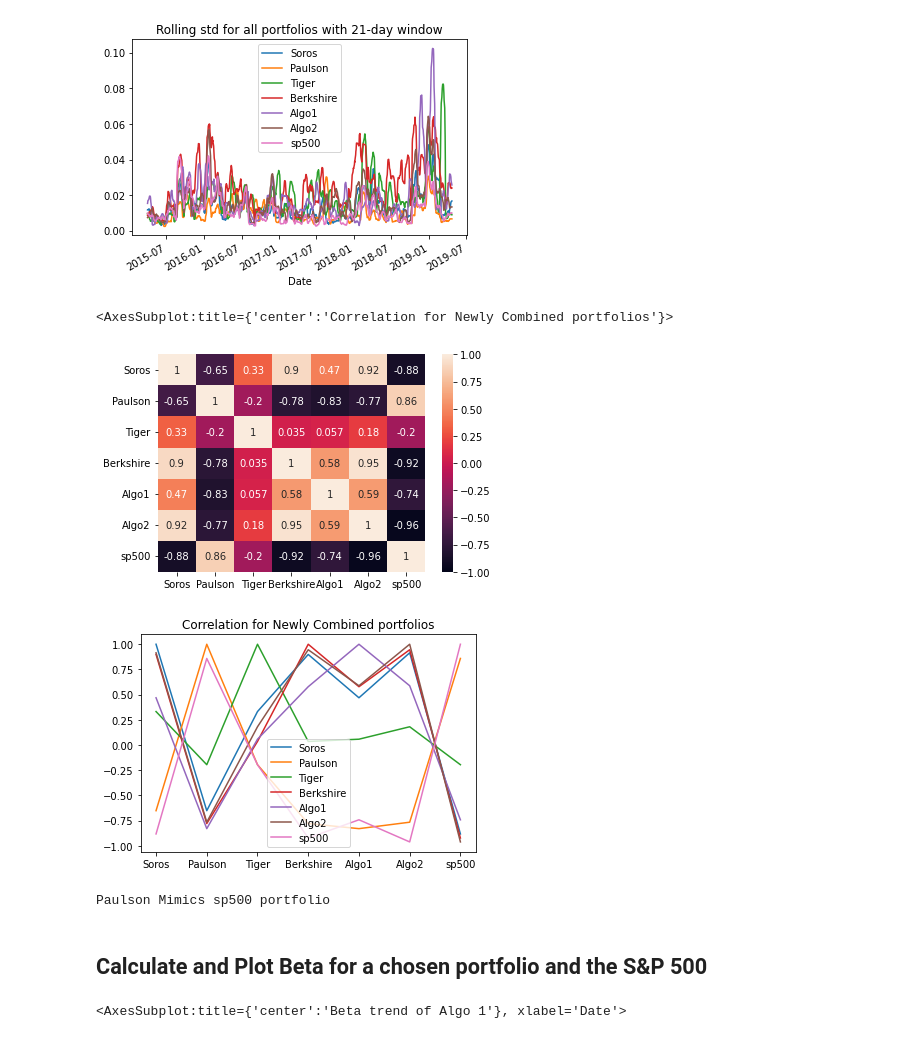
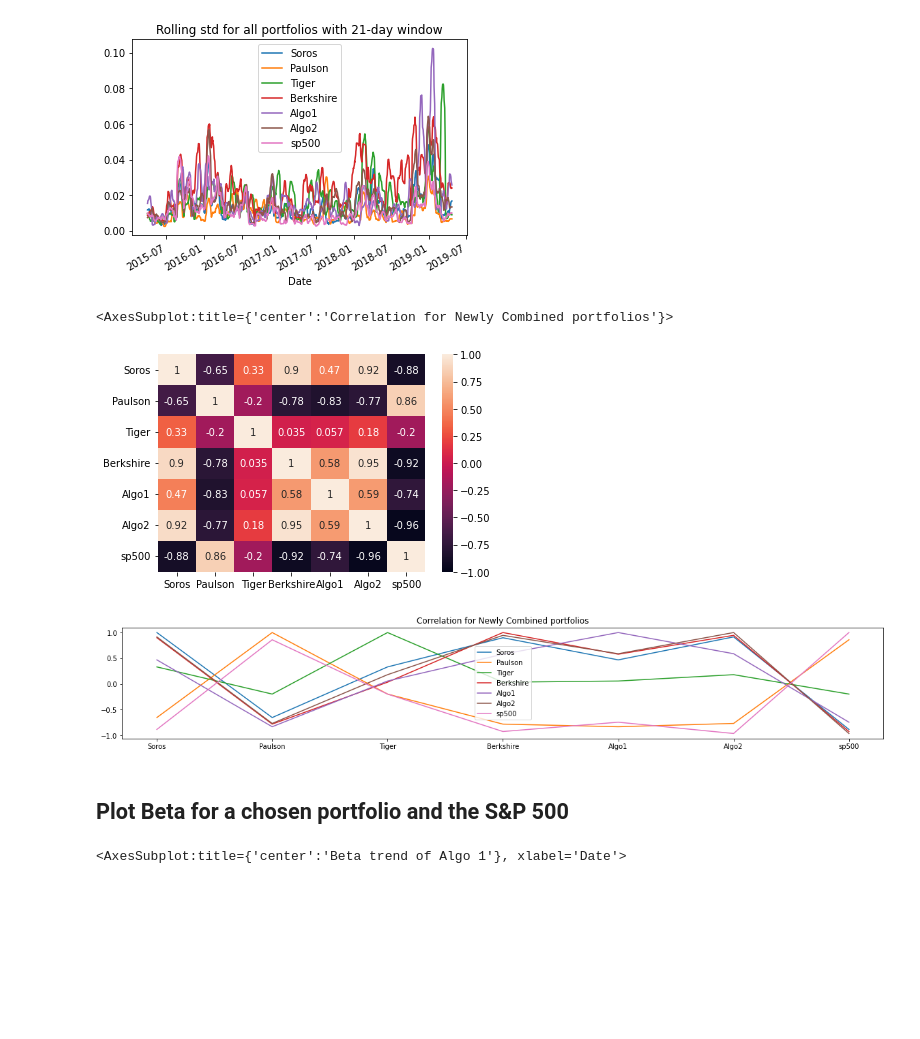
Before and after one commit to mmsaki/whale_portfolio, a Jupyter notebook: whale_analysis.ipynb, the cells around one changed output. Cells and saved outputs as stored; diff of their text form; code cells hidden in the pictures; blank space fills up the shorter version.

```diff
--- a/whale_analysis.ipynb
+++ b/whale_analysis.ipynb
@@ -264,21 +244,16 @@ rolling_std.plot(title='Rolling std for all portfolios with 21-day window')
 # %%
 # Calculate the correlation
 correlation_matrix = cumultive_returns.corr()
 
+# Display de correlation matrix
 sns.heatmap(correlation_matrix,  vmin=-1, vmax=1,annot=True)
-
-# Display de correlation matrix
-correlation_matrix.plot(title='Correlation for Newly Combined portfolios')
+correlation_matrix.plot(figsize=(20,3), title='Correlation for Newly Combined portfolios')
 # %% [output]
 <AxesSubplot:title={'center':'Correlation for Newly Combined portfolios'}>
 [figure]
-[figure, old version]
+[figure, new version]
-# %%
-print(f"{combined_returns.columns[1]} Mimics {combined_returns.columns[-1]} portfolio")
-# %% [output]
-Paulson Mimics sp500 portfolio
 # %% [markdown]
-## Calculate and Plot Beta for a chosen portfolio and the S&P 500
+## Plot Beta for a chosen portfolio and the S&P 500
 # %%
 # Calculate covariance of a single portfolio
 rolling_covariance_algo1 = cumultive_returns['Algo1'].rolling(window=60).cov(cumultive_returns['sp500'])
```
Also changed, not shown: parts of 11 cells of this notebook, 24 other files.
